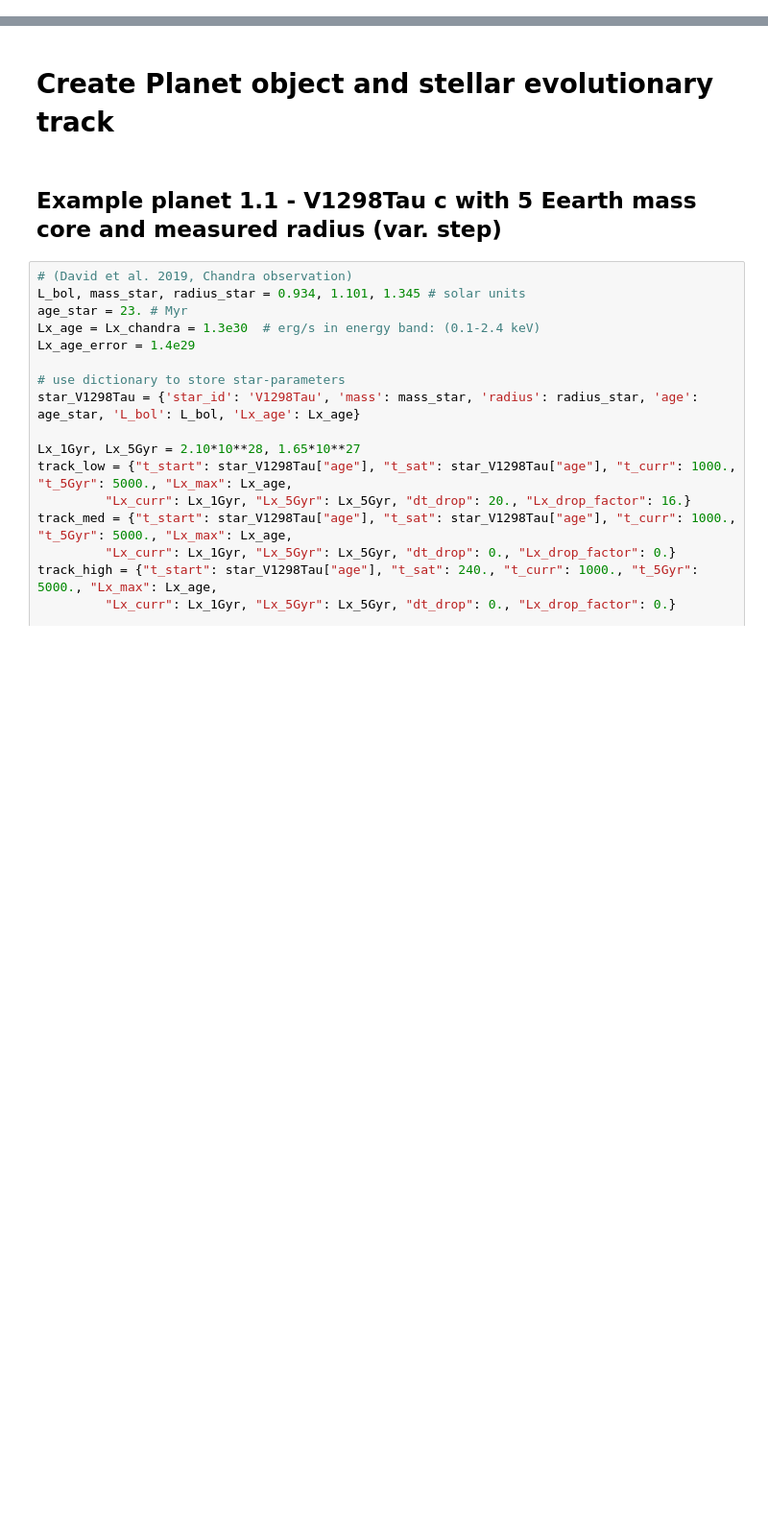
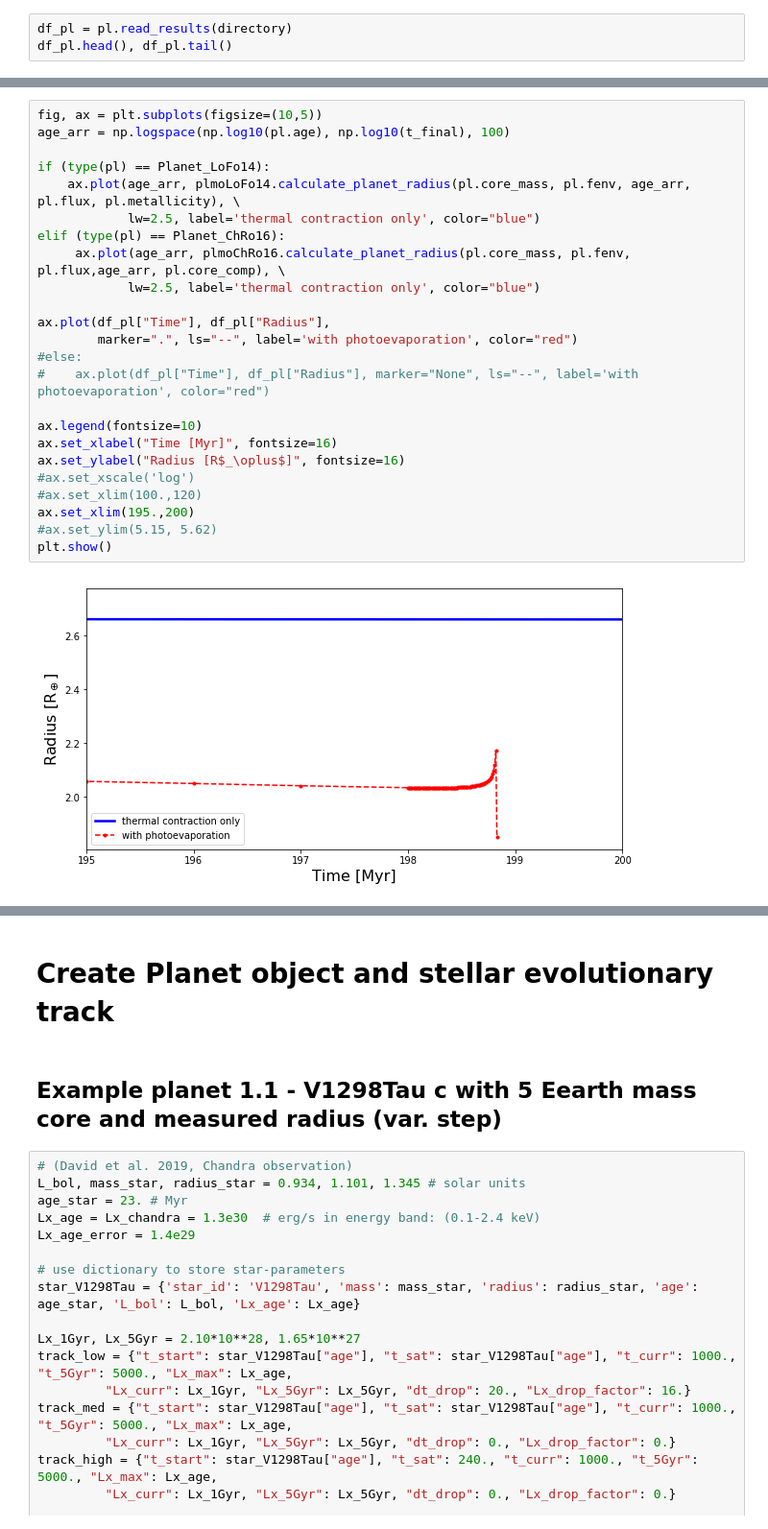
Before and after one commit to lketzer/platypos, a Jupyter notebook: examples/Evolve_one_planet.ipynb, the cells around one changed output, grey strips where cells are left out. Shown: that part at 96% size. Cells and saved outputs as stored; diff of their text form; blank space fills up the shorter version.

```diff
--- a/examples/Evolve_one_planet.ipynb
+++ b/examples/Evolve_one_planet.ipynb
@@ -17,0 +491,3 @@ import platypos.planet_models_LoFo14 as plmoLoFo14
+# %%
+df_pl = pl.read_results(directory)
+df_pl.head(), df_pl.tail()
@@ -17,0 +507,26 @@ import platypos.planet_models_LoFo14 as plmoLoFo14
+# %%
+fig, ax = plt.subplots(figsize=(10,5))
+age_arr = np.logspace(np.log10(pl.age), np.log10(t_final), 100)
+
+if (type(pl) == Planet_LoFo14):
+    ax.plot(age_arr, plmoLoFo14.calculate_planet_radius(pl.core_mass, pl.fenv, age_arr, pl.flux, pl.metallicity), \
+            lw=2.5, label='thermal contraction only', color="blue")
+elif (type(pl) == Planet_ChRo16):
+     ax.plot(age_arr, plmoChRo16.calculate_planet_radius(pl.core_mass, pl.fenv, pl.flux,age_arr, pl.core_comp), \
+            lw=2.5, label='thermal contraction only', color="blue")
+
+ax.plot(df_pl["Time"], df_pl["Radius"],
+        marker=".", ls="--", label='with photoevaporation', color="red")
+#else:
+#    ax.plot(df_pl["Time"], df_pl["Radius"], marker="None", ls="--", label='with photoevaporation', color="red")
+
+ax.legend(fontsize=10)
+ax.set_xlabel("Time [Myr]", fontsize=16)
+ax.set_ylabel("Radius [R$_\oplus$]", fontsize=16)
+#ax.set_xscale('log')
+#ax.set_xlim(100.,120)
+ax.set_xlim(195.,200)
+#ax.set_ylim(5.15, 5.62)
+plt.show()
+# %% [output]
+[figure, added]
```
Also changed, not shown: parts of 24 cells of this notebook.
